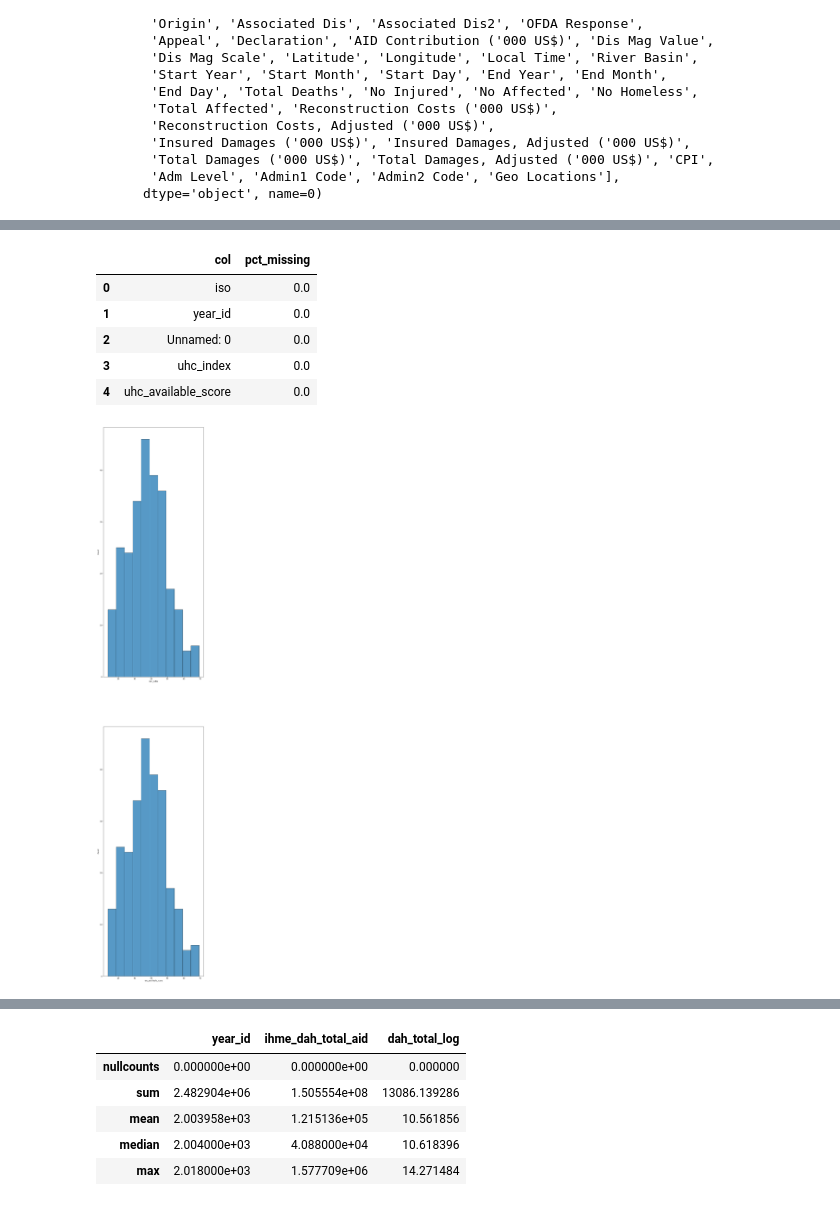
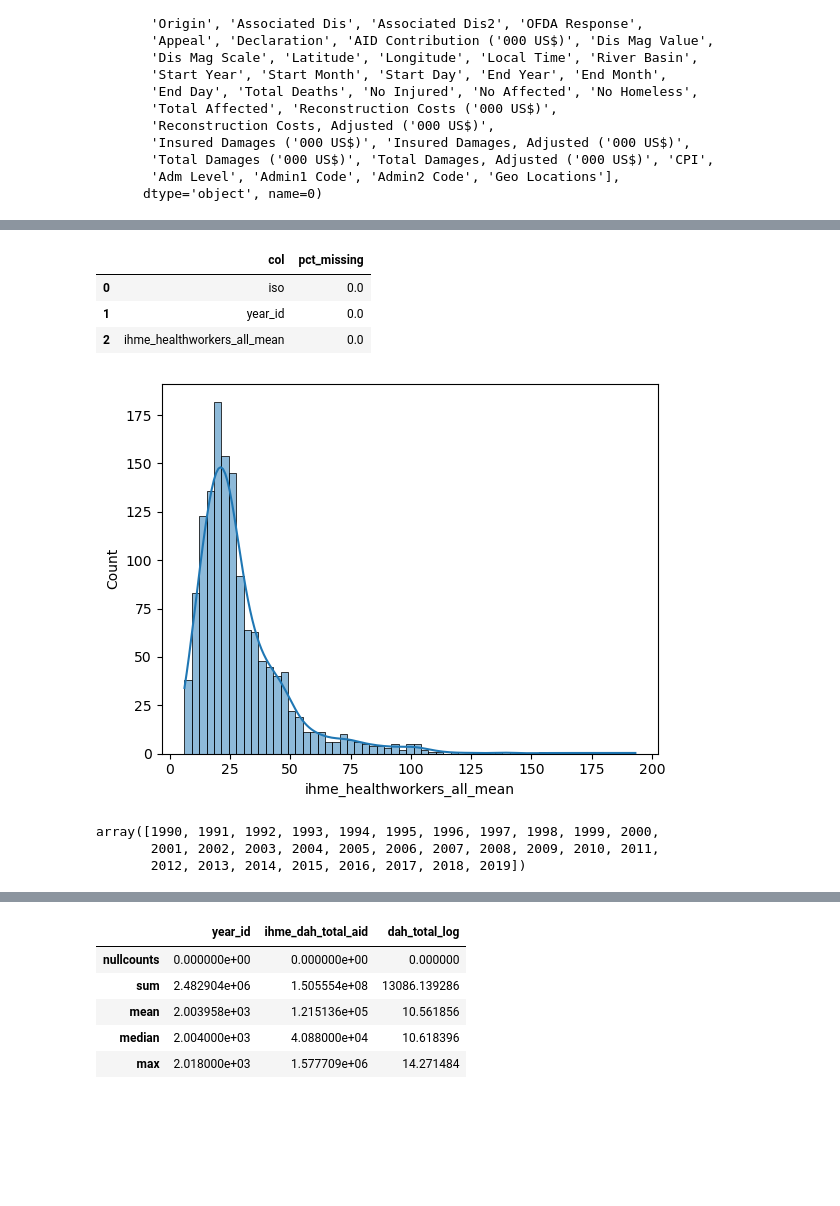
Before and after one commit to NatStrom/Thesis, a Jupyter notebook: controls.ipynb, the cells around one changed output, grey strips where cells are left out. Drawn from its saved outputs; the diff is of its cells as text; code cells hidden in the pictures; blank space fills up the shorter version.

```diff
--- a/controls.ipynb
+++ b/controls.ipynb
@@ -1144,5 +995,6 @@ data_vn.to_csv('data_vn.csv')
 # %%
-data_uhc = pd.read_csv('who_uhc.csv')
+data_uhc = pd.read_csv('Universal Health Coverage.csv')
+data_worker =pd.read_csv('Health Worker Density.csv')
 # %%
 print(data_uhc.dtypes)
 print(data_uhc.columns)
@@ -1168,3 +1020,0 @@ max                             89.361070
-# %%
-data_uhc = data_uhc.rename(columns={'who_iso3':'iso', 'who_year_id':'year_id','who_healthcare_coverage_index':'uhc_index',
-                            'who_healthcare_availability_score':'uhc_available_score'})
@@ -1171,3 +1044,4 @@ data_uhc = data_uhc.rename(columns={'who_iso3':'iso', 'who_year_id':'year_id','w
 # %%
-data_uhc
+data_worker = data_worker.filter(['ihme_healthworkers_all_mean','year_id','iso'])
+data_worker
 # %% [output]
@@ -1246,14 +1084,14 @@ display(data_uhc)
 # %%
 ## only years from 1990 onwards
-data_uhc = data_uhc.loc[data_uhc['year_id'] >= 1990]
+data_worker = data_worker.loc[data_uhc['year_id'] >= 1990]
 # %%
 #test for missingness
 #getting the % of missing values in each column
 values_list = list()
 cols_list = list() #creating empty lists
 
-for col in data_uhc.columns:
-    pct_missing= np.mean(data_uhc[col].isnull())*100
+for col in data_worker.columns:
+    pct_missing= np.mean(data_worker[col].isnull())*100
     cols_list.append(col)
     values_list.append(pct_missing)
 
@@ -1265,16 +1103,18 @@ pct_missing_df
 |  | col | pct_missing |
 | 0 | iso | 0.0 |
 | 1 | year_id | 0.0 |
-| 2 | Unnamed: 0 | 0.0 |
-| 3 | uhc_index | 0.0 |
-| 4 | uhc_available_score | 0.0 |
+| 2 | ihme_healthworkers_all_mean | 0.0 |
 # %%
 #get a histogram
-#create histograms for all mean variables
-figure, axes = plt.subplots(2,1,figsize=(10,55))
-sns.histplot(data_uhc['uhc_index'],ax=axes[0])
-sns.histplot(data_uhc['uhc_available_score'],ax=axes[1])
+sns.histplot(data_worker['ihme_healthworkers_all_mean'],kde=True)
 
-plt.savefig('uhc1.png')
+
+plt.savefig('healthworker1.png')
 # %% [output]
-[figure, old version]
+[figure, new version]
+# %%
+data_worker.year_id.unique()
+# %% [output]
+array([1990, 1991, 1992, 1993, 1994, 1995, 1996, 1997, 1998, 1999, 2000,
+       2001, 2002, 2003, 2004, 2005, 2006, 2007, 2008, 2009, 2010, 2011,
+       2012, 2013, 2014, 2015, 2016, 2017, 2018, 2019])
```
Also changed, not shown: parts of 48 cells of this notebook, 1 other file.
